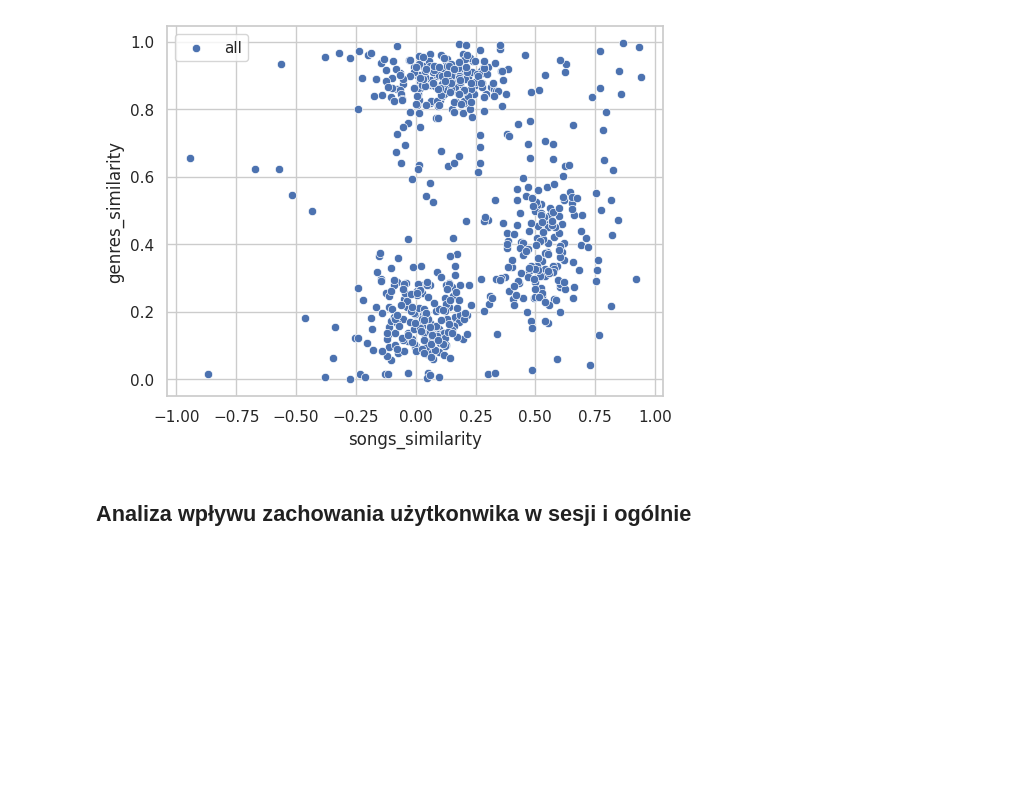
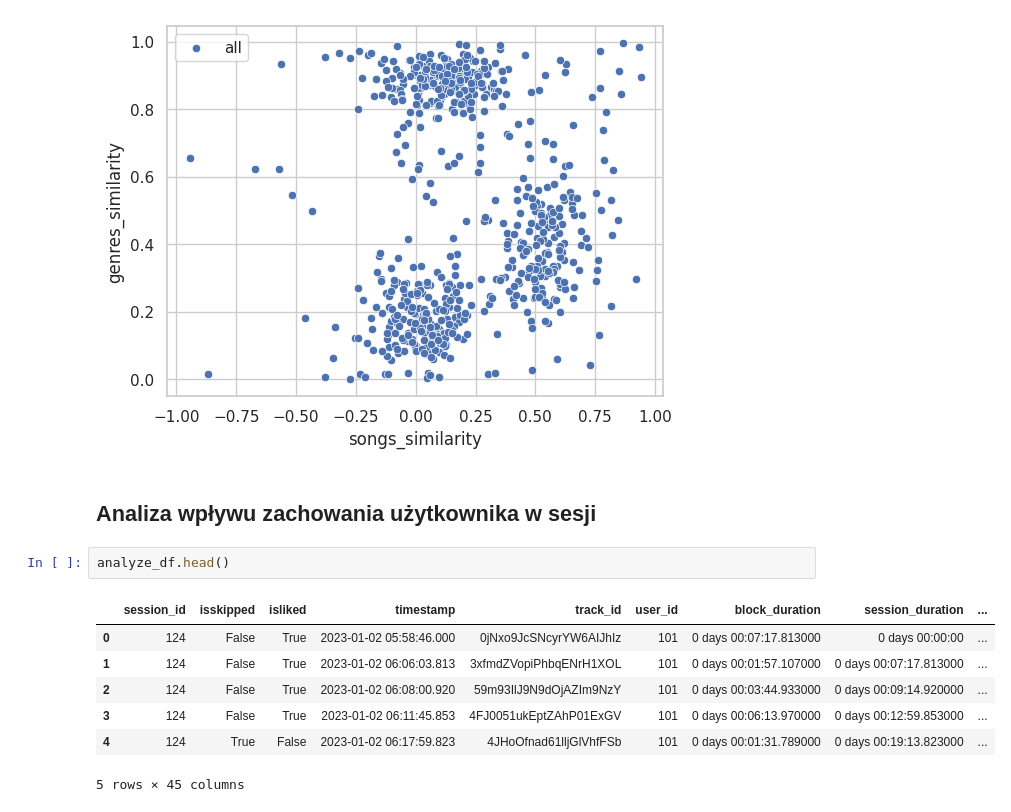
Before and after one commit to dawidkasz/song-skip-predictor, a Jupyter notebook: dokumentacja.ipynb, the cells around one changed output. Saved outputs shown, nothing was run; the diff lists cells and outputs as text; blank space fills up the shorter version.

```diff
--- a/dokumentacja.ipynb
+++ b/dokumentacja.ipynb
@@ -566,4 +598,14 @@ plot_scatter(df, 'all')
 # %% [output]
 [figure]
 # %% [markdown]
-## Analiza wpływu zachowania użytkonwika w sesji i ogólnie
+## Analiza wpływu zachowania użytkownika w sesji
+# %%
+analyze_df.head()
+# %% [output]
+|  | session_id | isskipped | isliked | timestamp | track_id | user_id | block_duration | session_duration | ... |
+| 0 | 124 | False | True | 2023-01-02 05:58:46.000 | 0jNxo9JcSNcyrYW6AIJhIz | 101 | 0 days 00:07:17.813000 | 0 days 00:00:00 | ... |
+| 1 | 124 | False | True | 2023-01-02 06:06:03.813 | 3xfmdZVopiPhbqENrH1XOL | 101 | 0 days 00:01:57.107000 | 0 days 00:07:17.813000 | ... |
+| 2 | 124 | False | True | 2023-01-02 06:08:00.920 | 59m93IlJ9N9dOjAZIm9NzY | 101 | 0 days 00:03:44.933000 | 0 days 00:09:14.920000 | ... |
+| 3 | 124 | False | True | 2023-01-02 06:11:45.853 | 4FJ0051ukEptZAhP01ExGV | 101 | 0 days 00:06:13.970000 | 0 days 00:12:59.853000 | ... |
+| 4 | 124 | True | False | 2023-01-02 06:17:59.823 | 4JHoOfnad61lljGlVhfFSb | 101 | 0 days 00:01:31.789000 | 0 days 00:19:13.823000 | ... |
+5 rows × 45 columns
```
Also changed, not shown: parts of 18 cells of this notebook.
